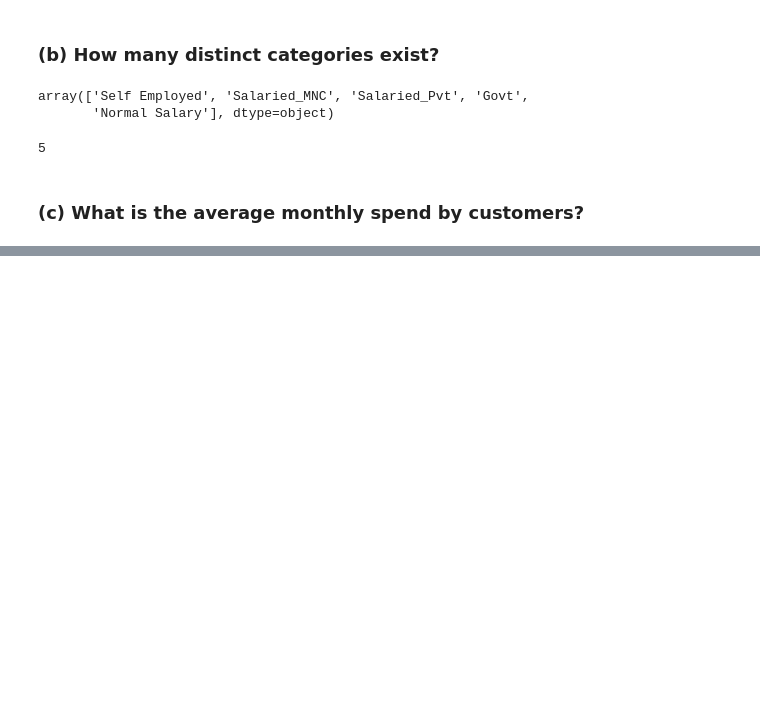
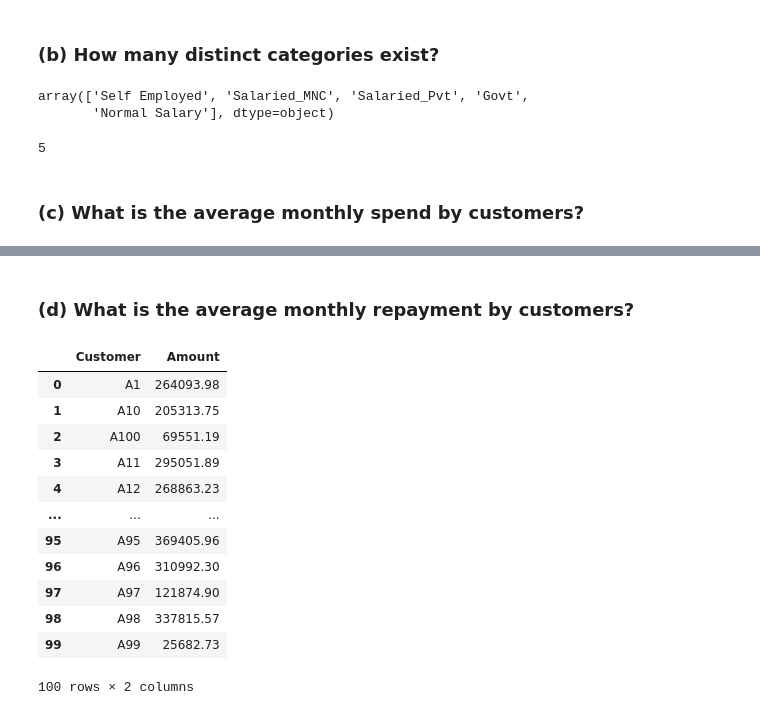
Before and after one commit to sakshisv/Credit-Card-Case-Study, a Jupyter notebook: Credit Card Case Study (Python).ipynb, the cells around one changed output, grey strips where cells are left out. Drawn from its saved outputs; the diff is of its cells as text; code cells hidden in the pictures; blank space fills up the shorter version.

```diff
--- a/Credit Card Case Study (Python).ipynb
+++ b/Credit Card Case Study (Python).ipynb
@@ -195,0 +212,18 @@ len(customer['Segment'].unique())
+# %% [markdown]
+### (d) What is the average monthly repayment by customers?
+# %%
+repayment.groupby('Customer')['Amount'].mean().round(2).reset_index()
+# %% [output]
+|  | Customer | Amount |
+| 0 | A1 | 264093.98 |
+| 1 | A10 | 205313.75 |
+| 2 | A100 | 69551.19 |
+| 3 | A11 | 295051.89 |
+| 4 | A12 | 268863.23 |
+| ... | ... | ... |
+| 95 | A95 | 369405.96 |
+| 96 | A96 | 310992.30 |
+| 97 | A97 | 121874.90 |
+| 98 | A98 | 337815.57 |
+| 99 | A99 | 25682.73 |
+100 rows × 2 columns
```
Also changed, not shown: parts of 7 cells of this notebook.
